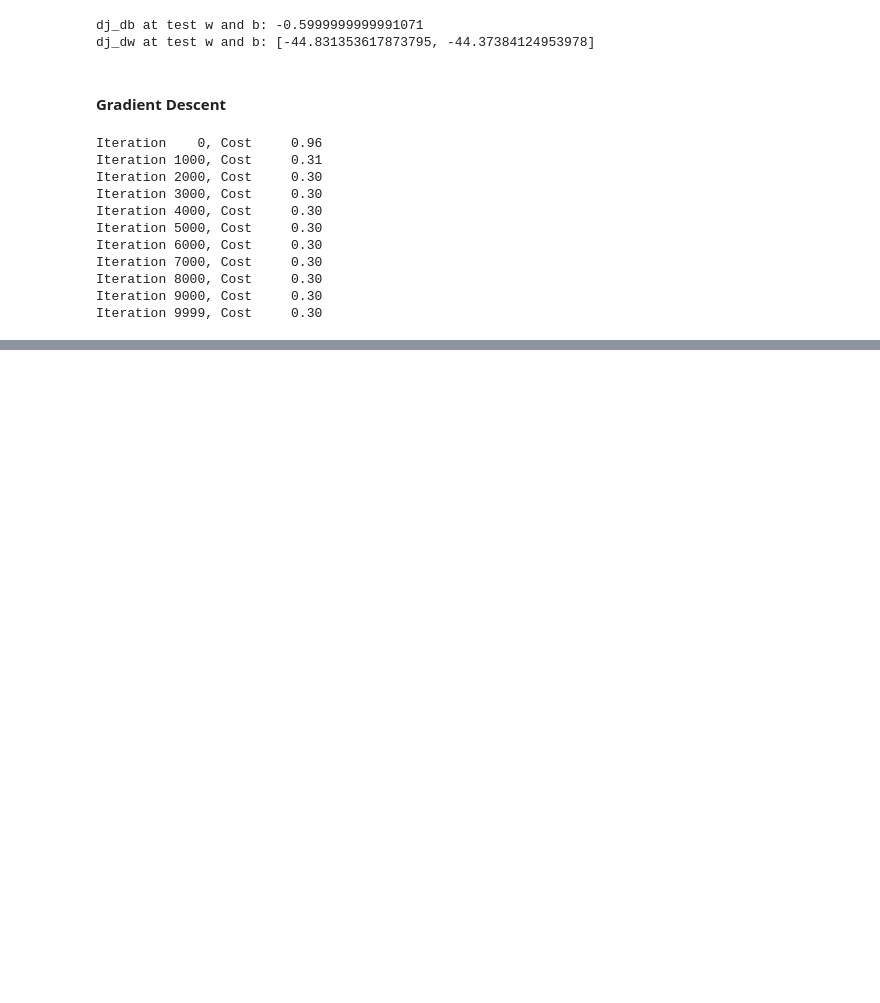
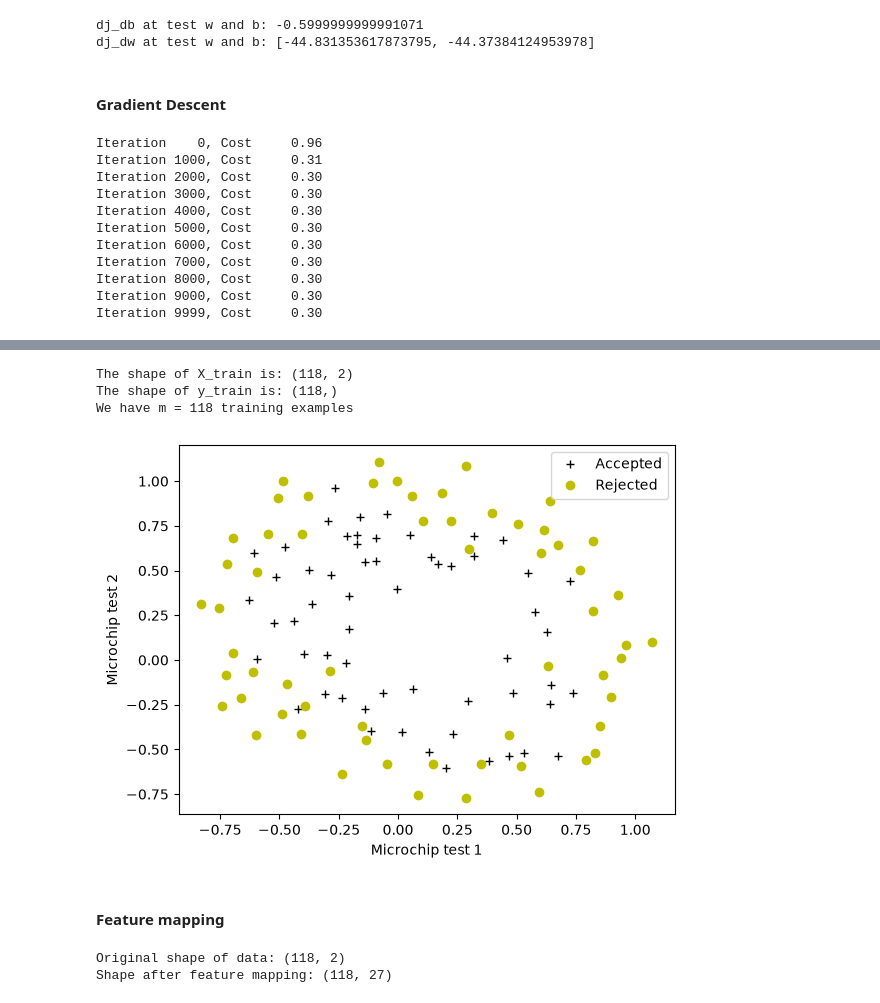
Before and after one commit to Krriisshna/Machine-Learning, a Jupyter notebook: Coursera/Supervised ML (Regression and Classification)/03_Classification/logistic_regression_final.ipynb, the cells around one changed output, grey strips where cells are left out. Saved outputs shown, nothing was run; the diff lists cells and outputs as text; code cells hidden in the pictures; blank space fills up the shorter version.

```diff
--- a/Coursera/Supervised ML (Regression and Classification)/03_Classification/logistic_regression_final.ipynb
+++ b/Coursera/Supervised ML (Regression and Classification)/03_Classification/logistic_regression_final.ipynb
@@ -194,0 +251,2 @@ Iteration 9999, Cost     0.30
+# %%
+X_train, y_train = load_data(r"C:\Machine Learning\Coursera\Supervised ML (Regression and Classification)\03_Classification\ex2data2.txt")
@@ -194,0 +269,28 @@ Iteration 9999, Cost     0.30
+# %%
+print ('The shape of X_train is: ' + str(X_train.shape))
+print ('The shape of y_train is: ' + str(y_train.shape))
+print ('We have m = %d training examples' % (len(y_train)))
+# %% [output]
+The shape of X_train is: (118, 2)
+The shape of y_train is: (118,)
+We have m = 118 training examples
+# %%
+# Visualize data
+plot_data(X_train,y_train, pos_label="Accepted", neg_label="Rejected")
+
+plt.ylabel("Microchip test 2")
+plt.xlabel("Microchip test 1")
+plt.legend(loc='upper right')
+plt.show()
+# %% [output]
+[figure, added]
+# %% [markdown]
+#### Feature mapping
+# %%
+print("Original shape of data:", X_train.shape)
+
+mapped_X =  map_feature(X_train[:, 0], X_train[:, 1])
+print("Shape after feature mapping:", mapped_X.shape)
+# %% [output]
+Original shape of data: (118, 2)
+Shape after feature mapping: (118, 27)
```
Also changed, not shown: parts of 26 cells of this notebook, 3 other files.
